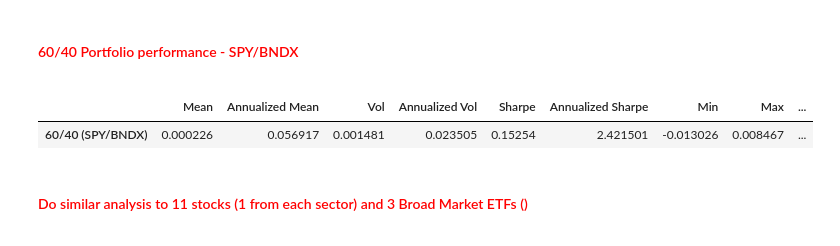
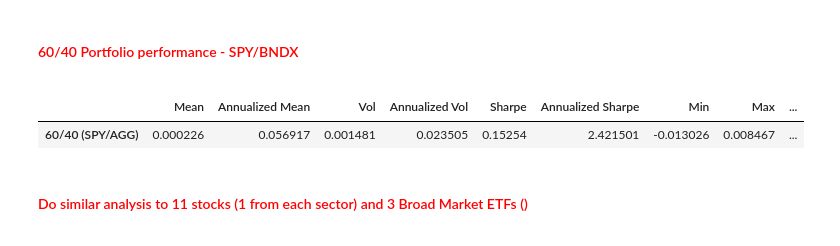
Before and after one commit to MarkAngeloMP/Low-Tide-Capital-Management, a Jupyter notebook: notebooks/w1_data_exploration.ipynb, the cells around one changed output. Drawn from its saved outputs; the diff is of its cells as text; code cells hidden in the pictures.

```diff
--- a/notebooks/w1_data_exploration.ipynb
+++ b/notebooks/w1_data_exploration.ipynb
@@ -183,15 +184,15 @@ summary_stats
 # %%
 etf_port_ex_rets = etf_ex_rets[['SPY', 'AGG']].dropna()
 og_pf_weight = pd.DataFrame(index=['SPY', 'AGG'], columns=['Weights'])
 og_pf_weight.loc['SPY', 'Weights'] = 0.6
 og_pf_weight.loc['AGG', 'Weights'] = 0.4
 og_pf_rets = etf_port_ex_rets @ og_pf_weight
-og_pf_rets.rename(columns={'Weights': '60/40 (SPY/BNDX)'}, inplace=True)
+og_pf_rets.rename(columns={'Weights': '60/40 (SPY/AGG)'}, inplace=True)
 og_pf_ex_rets_sma, summary_stats = get_sma_performance(og_pf_rets, window=20, annual_factor=252)
 summary_stats
 # %% [output]
 |  | Mean | Annualized Mean | Vol | Annualized Vol | Sharpe | Annualized Sharpe | Min | Max | ... |
-| 60/40 (SPY/BNDX) | 0.000226 | 0.056917 | 0.001481 | 0.023505 | 0.15254 | 2.421501 | -0.013026 | 0.008467 | ... |
+| 60/40 (SPY/AGG) | 0.000226 | 0.056917 | 0.001481 | 0.023505 | 0.15254 | 2.421501 | -0.013026 | 0.008467 | ... |
 # %% [markdown]
 <font color='red'>
 
```
Also changed, not shown: parts of 2 cells of this notebook, 1 other file.
